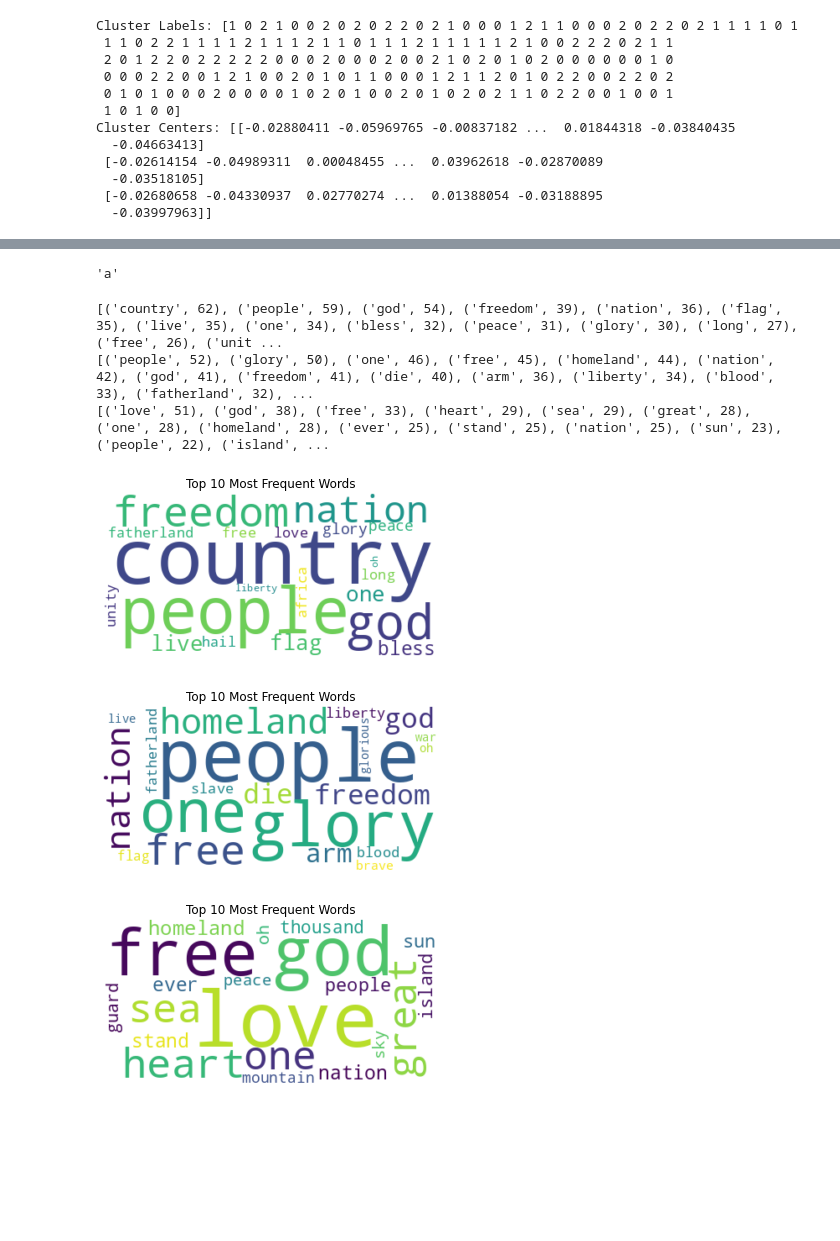
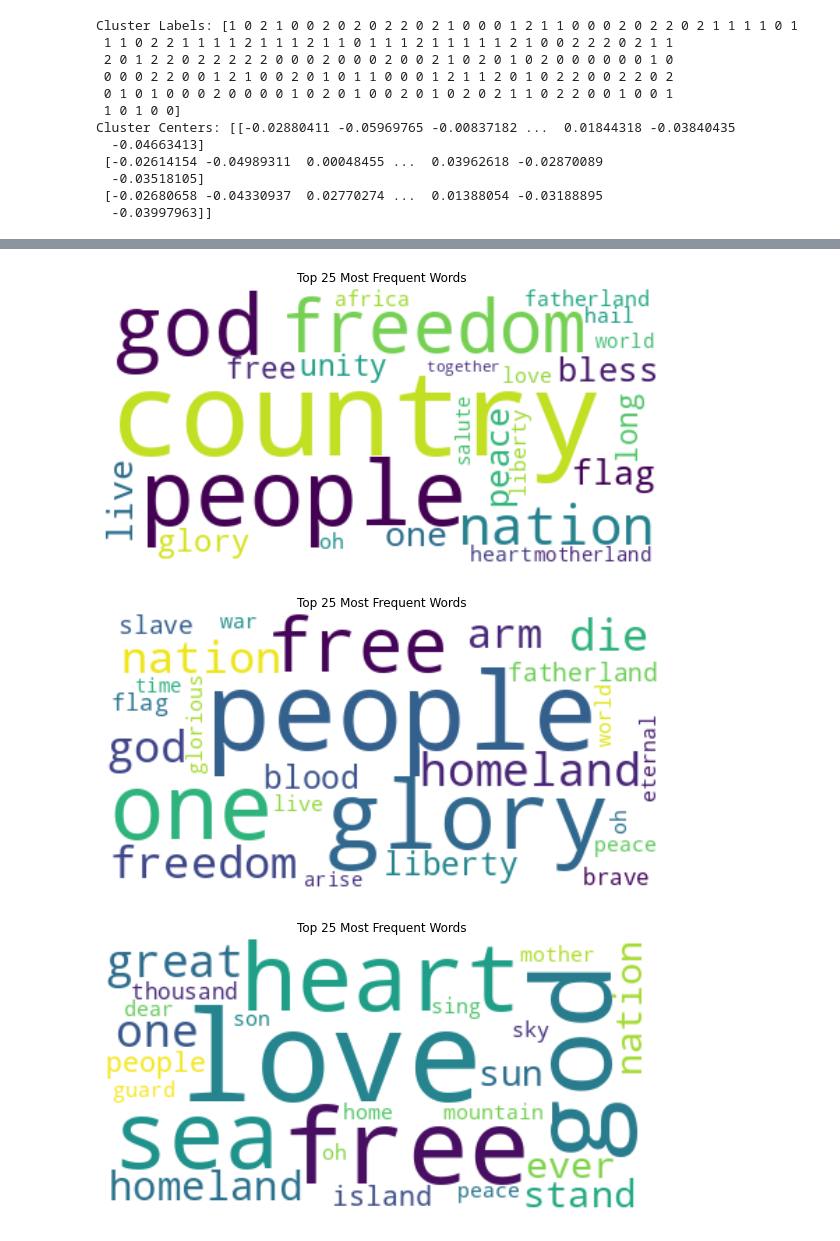
Before and after one commit to ChaitanyaGadde98/national-anthems-classification-nlp, a Jupyter notebook: main.ipynb, the cells around one changed output, grey strips where cells are left out. Saved outputs shown, nothing was run; the diff lists cells and outputs as text; code cells hidden in the pictures; blank space fills up the shorter version.

```diff
--- a/main.ipynb
+++ b/main.ipynb
@@ -177,35 +175,16 @@ custom_style = Style( colors = ('#1f77b4' , '#ff7f0e' ,
 worldmap =  pygal.maps.world.World(style = custom_style)
 
 # set the title of the map
-worldmap.title = 'Some Countries Starting from Specific Letters'
-
-
-# worldmap.add('"E" Countries',
-#              ['in'], "india")
-
+worldmap.title = 'Classification of countries based on clusters'
 
 for i in range(NUM_CLSUTERS):
   worldmap.add('Cluster - {}'.format(i), dataset[dataset["cluster"] == i]["Alpha-2"].to_list())
-  print(dataset[dataset["cluster"] == i]["Alpha-2"].to_list())
-
-
-# for index, row in dataset.iterrows():
-
-#   if isinstance(row['Alpha-2'], str):
-#     print(row["Alpha-2"].lower(), row["cluster"])
-#     worldmap.add('"E" Countries', ['IN'])
 
 # save into the file
-worldmap.render_to_file('abc.svg')
-
-print("Success")
-
-
-
-from IPython.display import SVG, display
+worldmap.render_to_file('map.svg')
 
 # Load the SVG file
-with open('abc.svg', 'rb') as f:
+with open('map.svg', 'rb') as f:
     svg_data = f.read()
 
 # Display the SVG file
@@ -239,7 +194,3 @@ dataset.head(50)
-# %%
-"A".lower()
-# %% [output]
-'a'
 # %%
 import nltk
 from nltk.corpus import stopwords
@@ -298,44 +249,39 @@ for i in range(NUM_CLSUTERS):
 
   # Define a list of sentences
   anthems = dataset[dataset["cluster"] == i]["Anthem"].to_list()
 
   # Join the sentences into a single string
   text = ' '.join(anthems)
 
   text = preprocess(text)
 
 
 
   # Tokenize the text into words
   tokens = nltk.tokenize.word_tokenize(text)
 
   # Create a word frequency distribution
   freq_dist = nltk.FreqDist(tokens)
 
+  top_words = freq_dist.most_common(50)
+  top_words_clusters.append(top_words)
 
-
-  top_words = freq_dist.most_common(50)
-
-  print(top_words)
-
-  top_words_clusters.append(top_words)
 
 for i in range(len(top_words_clusters)):
   # Create a dictionary of word frequencies
   word_freq = {word: freq for word, freq in top_words_clusters[i]}
 
   # Create a word cloud with word counts displayed
-  wordcloud = WordCloud(background_color='white', max_words=20).generate_from_frequencies(word_freq)
+  wordcloud = WordCloud(background_color='white', max_words=25).generate_from_frequencies(word_freq)
 
   # Set up the plot
+  plt.figure(figsize=(10,10))
   plt.imshow(wordcloud, interpolation='bilinear')
   plt.axis("off")
-  plt.title("Top 10 Most Frequent Words")
+  plt.title("Top 25 Most Frequent Words")
   plt.show()
+  print()
 # %% [output]
-[('country', 62), ('people', 59), ('god', 54), ('freedom', 39), ('nation', 36), ('flag', 35), ('live', 35), ('one', 34), ('bless', 32), ('peace', 31), ('glory', 30), ('long', 27), ('free', 26), ('unit ...
-[('people', 52), ('glory', 50), ('one', 46), ('free', 45), ('homeland', 44), ('nation', 42), ('god', 41), ('freedom', 41), ('die', 40), ('arm', 36), ('liberty', 34), ('blood', 33), ('fatherland', 32), ...
-[('love', 51), ('god', 38), ('free', 33), ('heart', 29), ('sea', 29), ('great', 28), ('one', 28), ('homeland', 28), ('ever', 25), ('stand', 25), ('nation', 25), ('sun', 23), ('people', 22), ('island', ...
-[figure, old version]
+[figure, new version]
-[figure, old version]
+[figure, new version]
-[figure, old version]
+[figure, new version]
```
Also changed, not shown: parts of 6 cells of this notebook.
